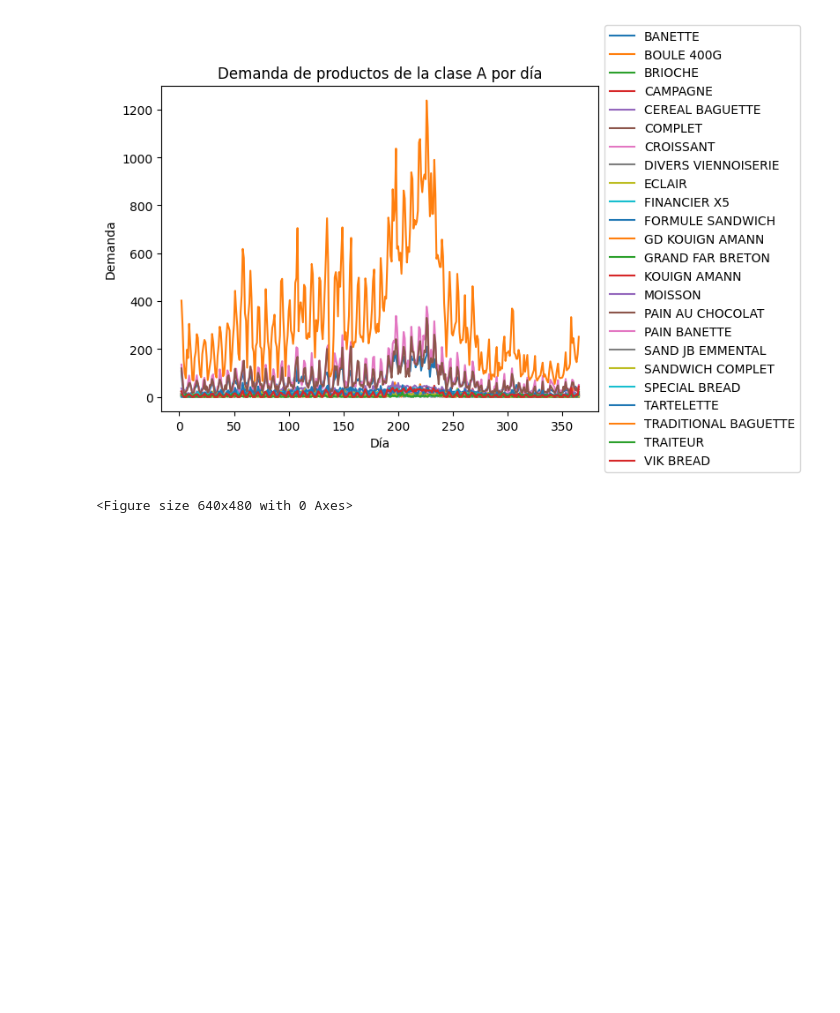
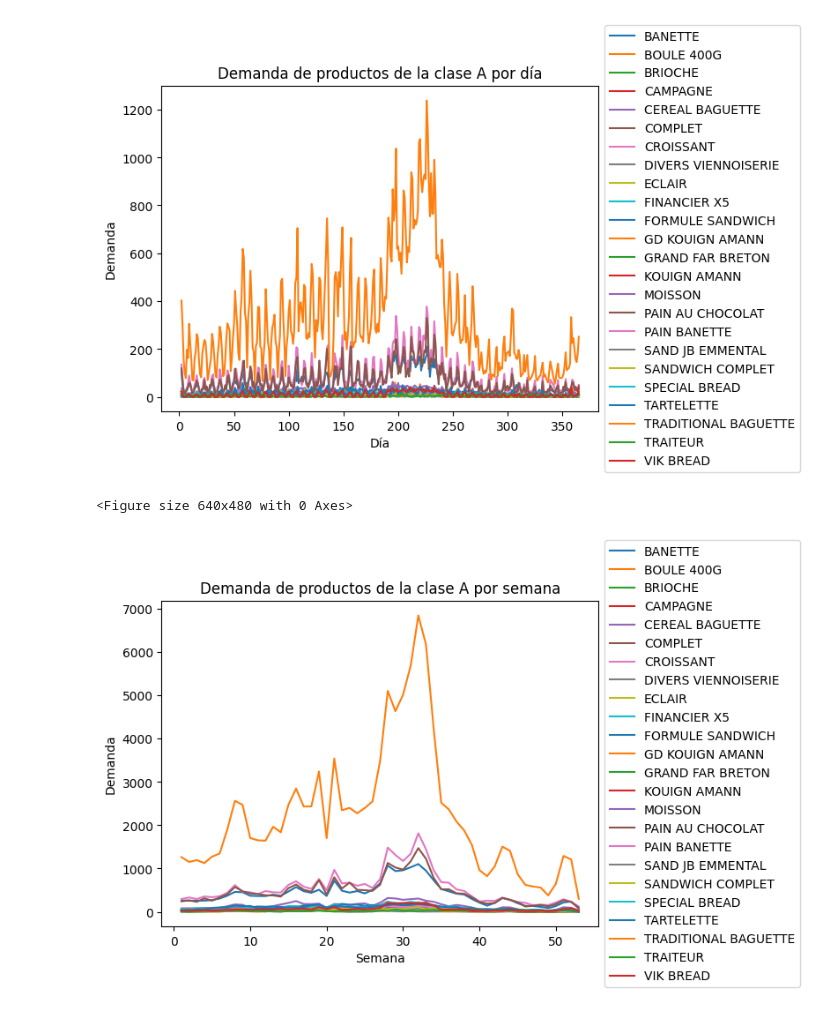
Before and after one commit to enzo418/io-abc-xyz, a Jupyter notebook: notebooks/notebook (3).ipynb, the cells around one changed output. Saved outputs shown, nothing was run; the diff lists cells and outputs as text; code cells hidden in the pictures; blank space fills up the shorter version.

```diff
--- a/notebooks/notebook (3).ipynb
+++ b/notebooks/notebook (3).ipynb
@@ -344,3 +344,30 @@ plt.savefig("../data/Bakery sales class A by day.png")
 # %% [output]
 [figure]
 <Figure size 640x480 with 0 Axes>
+# %%
+# haz lo mismo para cada semana
+df_agrupado_semana = df.groupby(["article", "week"])["Quantity"].sum().reset_index()
+
+df_clase_A_semana = pd.merge(df_clase_A, df_agrupado_semana, on="article")
+
+df_clase_A_semana = df_clase_A_semana.drop(columns=["DemandaValorizada", "DemandaValorizadaPorcentual", "DemandaValorizadaPorcentualAcumulada", "Tipo"])
+
+df_clase_A_semana_pivot = df_clase_A_semana.pivot(index="article", columns="week", values="Quantity").reset_index()
+
+df_clase_A_semana_pivot = df_clase_A_semana_pivot.fillna(0)
+
+df_clase_A_semana_pivot.to_csv("../data/Bakery sales class A by week.csv", index=False)
+
+# graficar las series de tiempo
+for i in range(1, len(df_clase_A_semana_pivot)):
+    plt.plot(df_clase_A_semana_pivot.columns[1:], df_clase_A_semana_pivot.iloc[i, 1:], label=df_clase_A_semana_pivot.iloc[i, 0])
+
+plt.xlabel("Semana")
+plt.ylabel("Demanda")
+plt.title("Demanda de productos de la clase A por semana")
+plt.legend().set_visible(False)
+plt.legend(loc='center left', bbox_to_anchor=(1, 0.5))
+
+plt.show()
+# %% [output]
+[figure, added]
```
